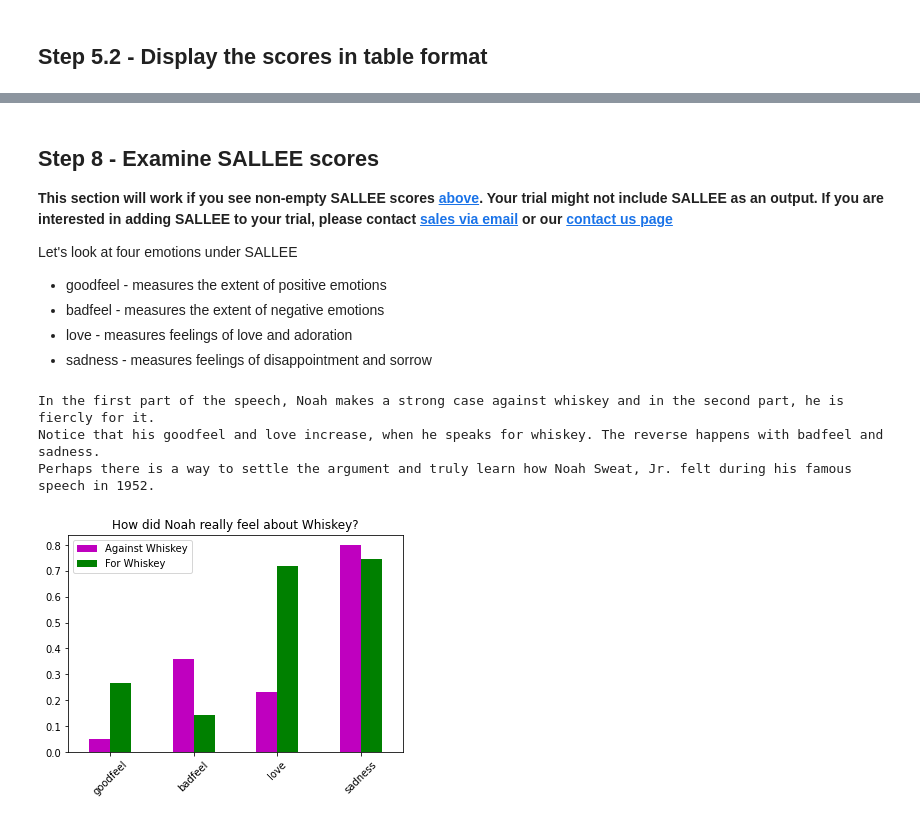
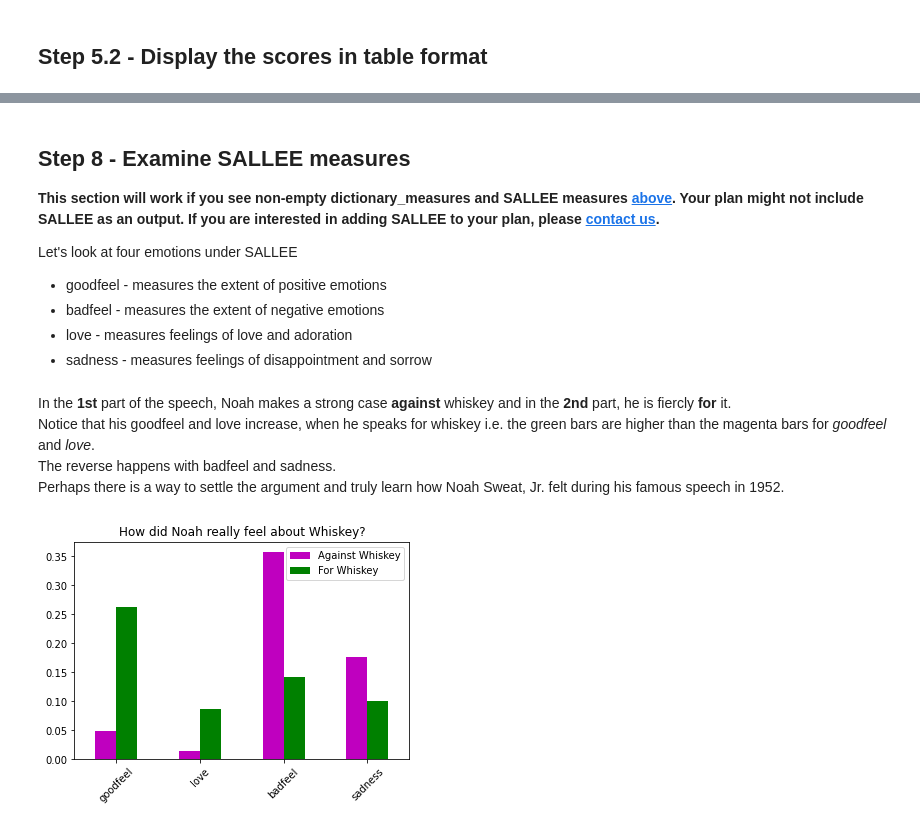
Before and after one commit to Receptiviti/api_tutorials_demos, a Jupyter notebook: tutorials/python/Getting Started.ipynb, the cells around one changed output, grey strips where cells are left out. Saved outputs shown, nothing was run; the diff lists cells and outputs as text; code cells hidden in the pictures.

```diff
--- a/tutorials/python/Getting Started.ipynb
+++ b/tutorials/python/Getting Started.ipynb
@@ -256,0 +213,5 @@ SALLEE as a table
+# %%
+# print out the results
+print("Bulk Call to Receptiviti API")
+bulk_result = call_receptiviti_api(TEXT_SAMPLES)
+display(bulk_result)
@@ -256,0 +237,13 @@ SALLEE as a table
+# %%
+### Display the scores in table format
+bulk_dictionary_measures_df, bulk_receptiviti_measures_df = convert_scores_to_table(bulk_result)
+print("Dictionary Measures as a table")
+if len(bulk_dictionary_measures_df)>0:
+    display(bulk_dictionary_measures_df)
+else:
+    print("If you are seeing this message, it's because your plan does not include the LIWC or SALLEE packages")
+print("Receptiviti Measures as a table")
+if len(bulk_receptiviti_measures_df)>0:
+    display(bulk_receptiviti_measures_df)
+else:
+    print("If you are seeing this message, it's because your plan does not include the Personality Package")
@@ -257,7 +261,7 @@ SALLEE as a table
 # %% [markdown]
-## Step 8 - Examine SALLEE scores
+## Step 8 - Examine SALLEE measures
 
-**This section will work if you see non-empty SALLEE scores [above](#Step-5.2----Display-the-scores-in-table-format). Your trial might not include SALLEE as an output. If you are interested in adding SALLEE to your trial, please contact [sales via email](mailto:sales@receptiviti.com) or our [contact us page](https://www.receptiviti.com/contact)**
+**This section will work if you see non-empty dictionary_measures and SALLEE measures [above](#Step-5.2----Display-the-scores-in-table-format). Your plan might not include SALLEE as an output. If you are interested in adding SALLEE to your plan, please [contact us](https://www.receptiviti.com/contact).**
 
 Let's look at four emotions under SALLEE
 * goodfeel - measures the extent of positive emotions
@@ -266,23 +270,21 @@ Let's look at four emotions under SALLEE
 * sadness - measures feelings of disappointment and sorrow
 # %%
 from IPython.display import Markdown
-if len(bulk_sallee_df)>0:
-    sallee_scores = ['goodfeel', 'badfeel', 'love', 'sadness']
+sallee_measures = ['goodfeel', 'love', 'badfeel', 'sadness']
+if len(bulk_dictionary_measures_df)>0 and set(sallee_measures).issubset(set(bulk_dictionary_measures_df.columns)):
     plot_sallee_df = pd.DataFrame({
-                            'Against Whiskey': bulk_sallee_df[['sallee_'+l for l in sallee_scores]].values[0],
-                            'For Whiskey': bulk_sallee_df[['sallee_'+l for l in sallee_scores]].values[1]},
-                            index = sallee_scores)
+                            'Against Whiskey': bulk_dictionary_measures_df[sallee_measures].values[0],
+                            'For Whiskey': bulk_dictionary_measures_df[sallee_measures].values[1]},
+                            index = sallee_measures)
     axes = plot_sallee_df.\
             plot.bar(rot=45, color=list('mgbcrky'), title="How did Noah really feel about Whiskey?")
-    #axes.get_legend().remove()
-    a = axes.set_xticklabels(sallee_scores)
-    print("In the first part of the speech, Noah makes a strong case against whiskey and in the second part, he is fiercly for it.\n"+
-    "Notice that his goodfeel and love increase, when he speaks for whiskey. The reverse happens with badfeel and sadness.\n"+
-    "Perhaps there is a way to settle the argument and truly learn how Noah Sweat, Jr. felt during his famous speech in 1952.")
+    a = axes.set_xticklabels(sallee_measures)
+    display(Markdown("In the **1st** part of the speech, Noah makes a strong case **against** whiskey and in the **2nd** part, he is fiercly **for** it.<br />"+
+    "Notice that his goodfeel and love increase, when he speaks for whiskey i.e. the green bars are higher than the magenta bars for _goodfeel_ and _love_.<br />"+
+    "The reverse happens with badfeel and sadness.<br />"+
+    "Perhaps there is a way to settle the argument and truly learn how Noah Sweat, Jr. felt during his famous speech in 1952."))
 else:
-    display(Markdown("### **Your trial might not include SALLEE as an output. If you are interested in adding SALLEE to your trial, please contact [sales via email](mailto:sales@receptiviti.com) or our [contact us page](https://www.receptiviti.com/contact)**"))
+    display(Markdown("### **Your plan might not include SALLEE as an output. If you are interested in adding SALLEE to your trial, please contact [sales via email](mailto:sales@receptiviti.com) or our [contact us page](https://www.receptiviti.com/contact)**"))
 # %% [output]
-In the first part of the speech, Noah makes a strong case against whiskey and in the second part, he is fiercly for it.
-Notice that his goodfeel and love increase, when he speaks for whiskey. The reverse happens with badfeel and sadness.
-Perhaps there is a way to settle the argument and truly learn how Noah Sweat, Jr. felt during his famous speech in 1952.
+In the **1st** part of the speech, Noah makes a strong case **against** whiskey and in the **2nd** part, he is fiercly **for** it.<br />Notice that his goodfeel and love increase, when he speaks for whiskey i.e. the green bars are higher than the magenta bars for _goodfeel_ and _love_.<br />The reverse happens with badfeel and sadness.<br />Perhaps there is a way to settle the argument and truly learn how Noah Sweat, Jr. felt during his famous speech in 1952.
-[figure, old version]
+[figure, new version]
```
Also changed, not shown: parts of 12 cells of this notebook.
